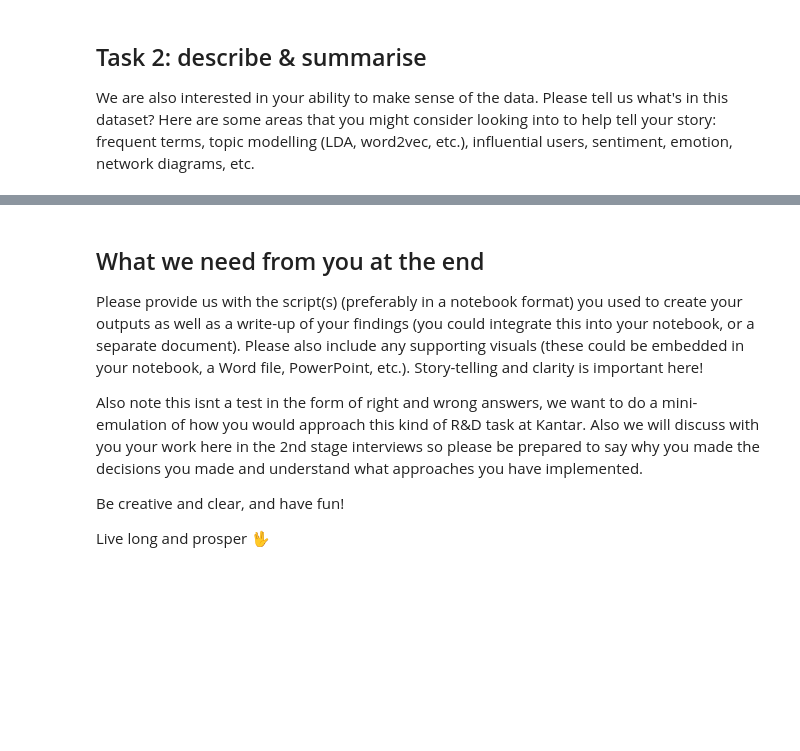
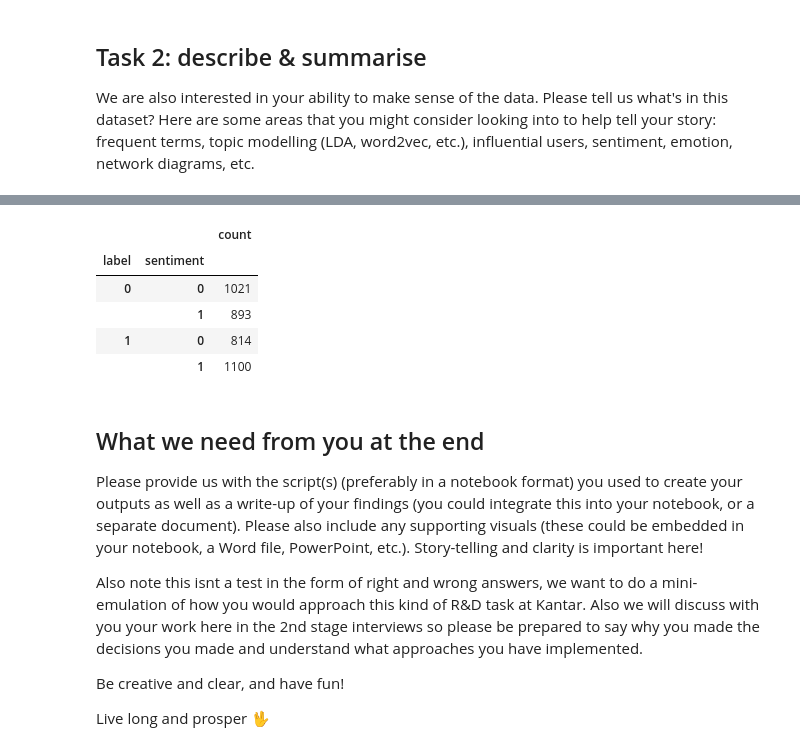
Before and after one commit to davidguzmanr/kantar-skills-test, a Jupyter notebook: Skills-test-David-Guzmán.ipynb, the cells around one changed output, grey strips where cells are left out. Cells and saved outputs as stored; diff of their text form; code cells hidden in the pictures; blank space fills up the shorter version.

```diff
--- a/Skills-test-David-Guzmán.ipynb
+++ b/Skills-test-David-Guzmán.ipynb
@@ -413,3 +478,33 @@ plt.show()
+# %%
+def get_sentiment(text):
+    """
+    Classifies a text as positive (1) or negative (0).
+
+    Parameters
+    ----------
+
+    text: str.
+        String to process.
+
+    Returns
+    -------
+    Integer, 1 = 'positive' and 0 = 'negative'.
+    """
+    doc = nlp(text)
+    polarity = doc._.polarity
+
+    return 1 if polarity > 0 else 0
+
+data['sentiment'] = data['Text'].apply(get_sentiment)
+# %%
+data[['label', 'sentiment']].groupby(['label', 'sentiment']).size().to_frame('count')
+# %% [output]
+|  |  | count |
+| label | sentiment |  |
+| 0 | 0 | 1021 |
+|  | 1 | 893 |
+| 1 | 0 | 814 |
+|  | 1 | 1100 |
 # %% [markdown]
 ## What we need from you at the end
 
```
Also changed, not shown: parts of 14 cells of this notebook, 1 other file.
